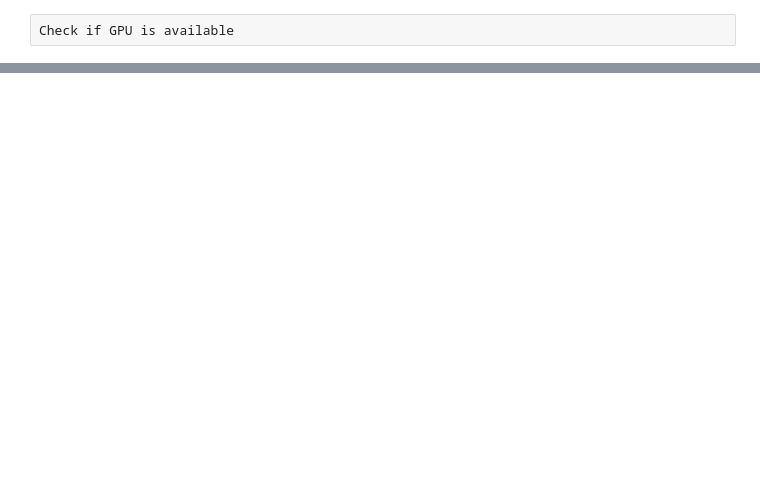
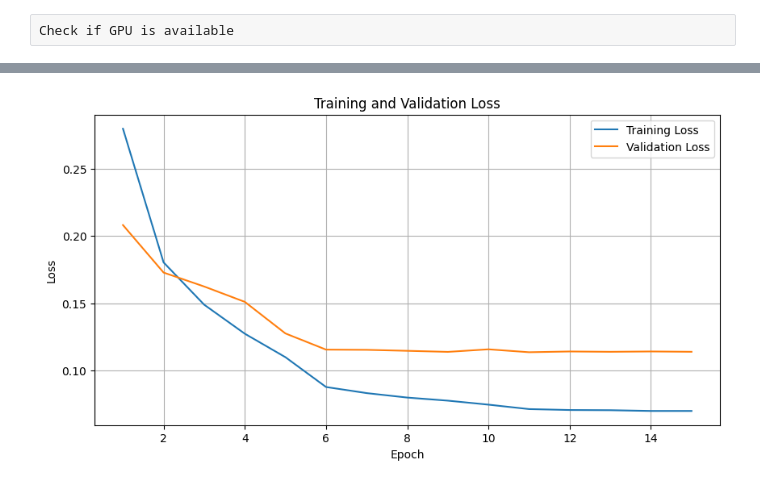
Before and after one commit to GentBinaku/cancer_detection, a Jupyter notebook: Cancer_Model.ipynb, the cells around one changed output, grey strips where cells are left out. Cells and saved outputs as stored; diff of their text form; code cells hidden in the pictures; blank space fills up the shorter version.

```diff
--- a/Cancer_Model.ipynb
+++ b/Cancer_Model.ipynb
@@ -55,0 +289,7 @@ train_data = pd.read_csv("Cancer_Detection/data/train_labels.csv")
+# %%
+# Define transformations
+std_transform = transforms.Compose([
+    transforms.Resize((96, 96)),  # Resize the image to 224x224
+    transforms.ToTensor(),  # Convert the image to a tensor
+    transforms.Normalize(mean=[0.485, 0.456, 0.406], std=[0.229, 0.224, 0.225])  # Normalize the image
+])
@@ -67,9 +312,0 @@ train_data, valid_data = train_test_split(train_data, test_size=0.2, random_stat
-# %%
-# Image transformations
-std_transform = transforms.Compose([
-    transforms.ToTensor(),
-    transforms.Normalize(
-        mean=[0.485, 0.456, 0.406],
-        std=[0.229, 0.224, 0.225]
-    )
-])
@@ -197,0 +464,74 @@ class ExtendedResNet50(nn.Module):
+# %%
+# Instantiate the model and move it to the selected device
+vgg_model_binary = ExtendedVGG16(weights=True)
+vgg_model_binary.to(device)
+criterion = nn.BCEWithLogitsLoss()
+optimizer = optim.Adam(vgg_model_binary.parameters(), lr=0.0001)
+scheduler = StepLR(optimizer, step_size=5, gamma=0.1)
+num_epochs = 15
+
+scaler = GradScaler('cuda')
+
+# Lists to store the losses
+train_losses = []
+val_losses = []
+
+for epoch in range(num_epochs):
+    vgg_model_binary.train()
+    running_loss = 0.0
+    data_iter = iter(train_dataloader)
+
+    next_batch = next(data_iter)
+    next_batch = [tensor.to(device, non_blocking=True) for tensor in next_batch]
+
+    for i in range(len(train_dataloader)):
+        batch = next_batch
+        images, labels = batch
+
+        if i + 1 != len(train_dataloader):
+            next_batch = next(data_iter)
+            next_batch = [tensor.to(device, non_blocking=True) for tensor in next_batch]
+
+        optimizer.zero_grad()
+
+        with autocast(device.type):
+            outputs = vgg_model_binary(images)
+            labels = labels.view(-1, 1)
+            loss = criterion(outputs, labels)
+
+        if torch.isnan(loss):
+            print("Loss became NaN. Stopping training.")
+            break
+
+        scaler.scale(loss).backward()
+        torch.nn.utils.clip_grad_norm_(vgg_model_binary.parameters(), max_norm=1.0)
+        scaler.step(optimizer)
+        scaler.update()
+
+        running_loss += loss.item()
+
+    scheduler.step()
+
+    # Store average training loss for this epoch
+    avg_train_loss = running_loss / len(train_dataloader)
+    train_losses.append(avg_train_loss)
+
+    # Validation step
+    val_labels, val_outputs, val_loss = predict(vgg_model_binary, valid_dataloader)
+    val_losses.append(val_loss)
+
+    print(f"Epoch [{epoch + 1}/{num_epochs}], Train Loss: {avg_train_loss:.4f}, Val Loss: {val_loss:.4f}")
+
+print("Training finished.")
+
+# Plot training and validation losses
+plt.figure(figsize=(10, 5))
+plt.plot(range(1, num_epochs + 1), train_losses, label='Training Loss')
+plt.plot(range(1, num_epochs + 1), val_losses, label='Validation Loss')
+plt.xlabel('Epoch')
+plt.ylabel('Loss')
+plt.title('Training and Validation Loss')
+plt.legend()
+plt.grid(True)
+plt.show()
+# %% [output]
@@ -198,3 +554,4 @@ class ExtendedResNet50(nn.Module):
+[figure, added]
 # %%
 # Instantiate the model and move it to the selected device
 resnet_model_binary = ExtendedResNet50(weights=True)
```
Also changed, not shown: parts of 34 cells of this notebook, 5 other files.
